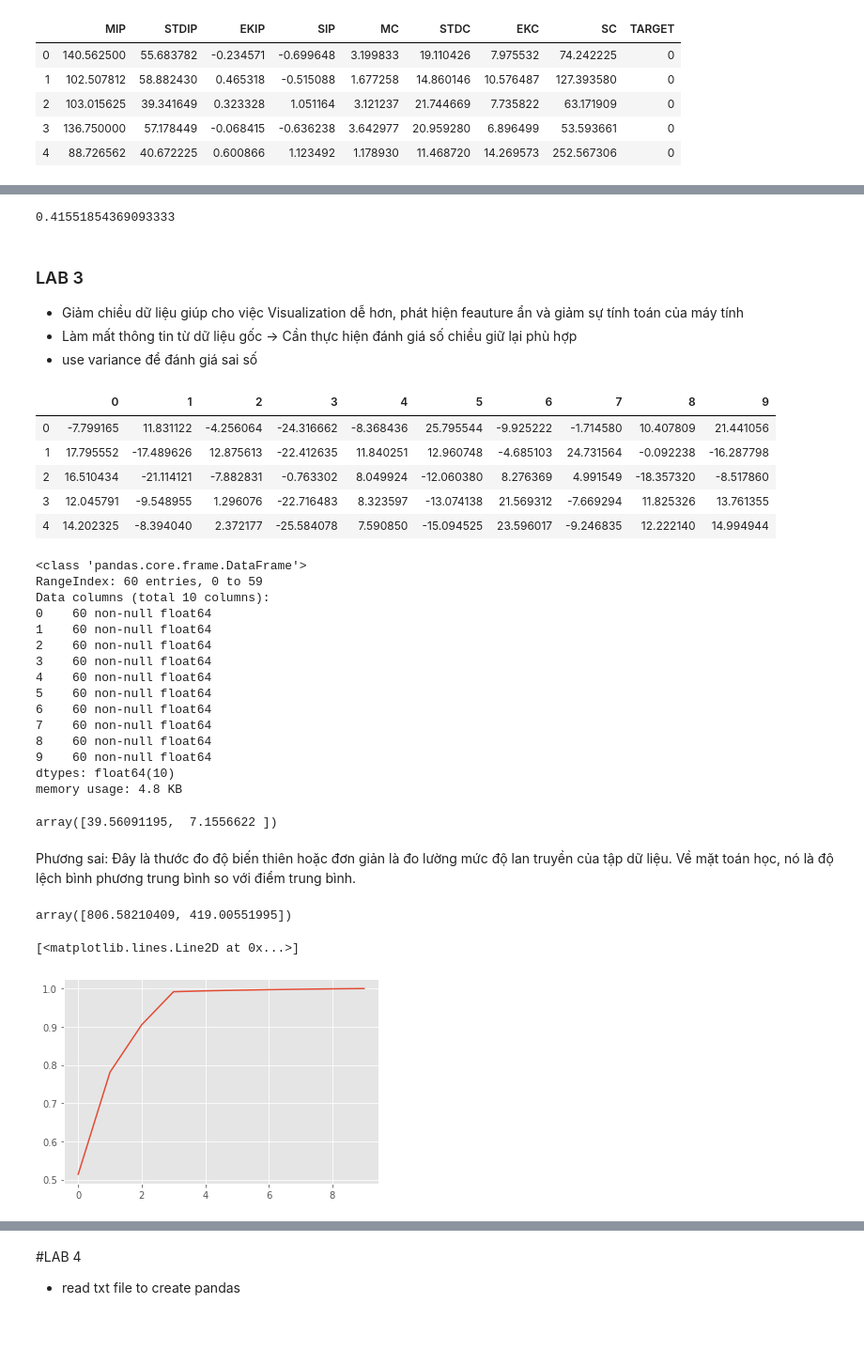
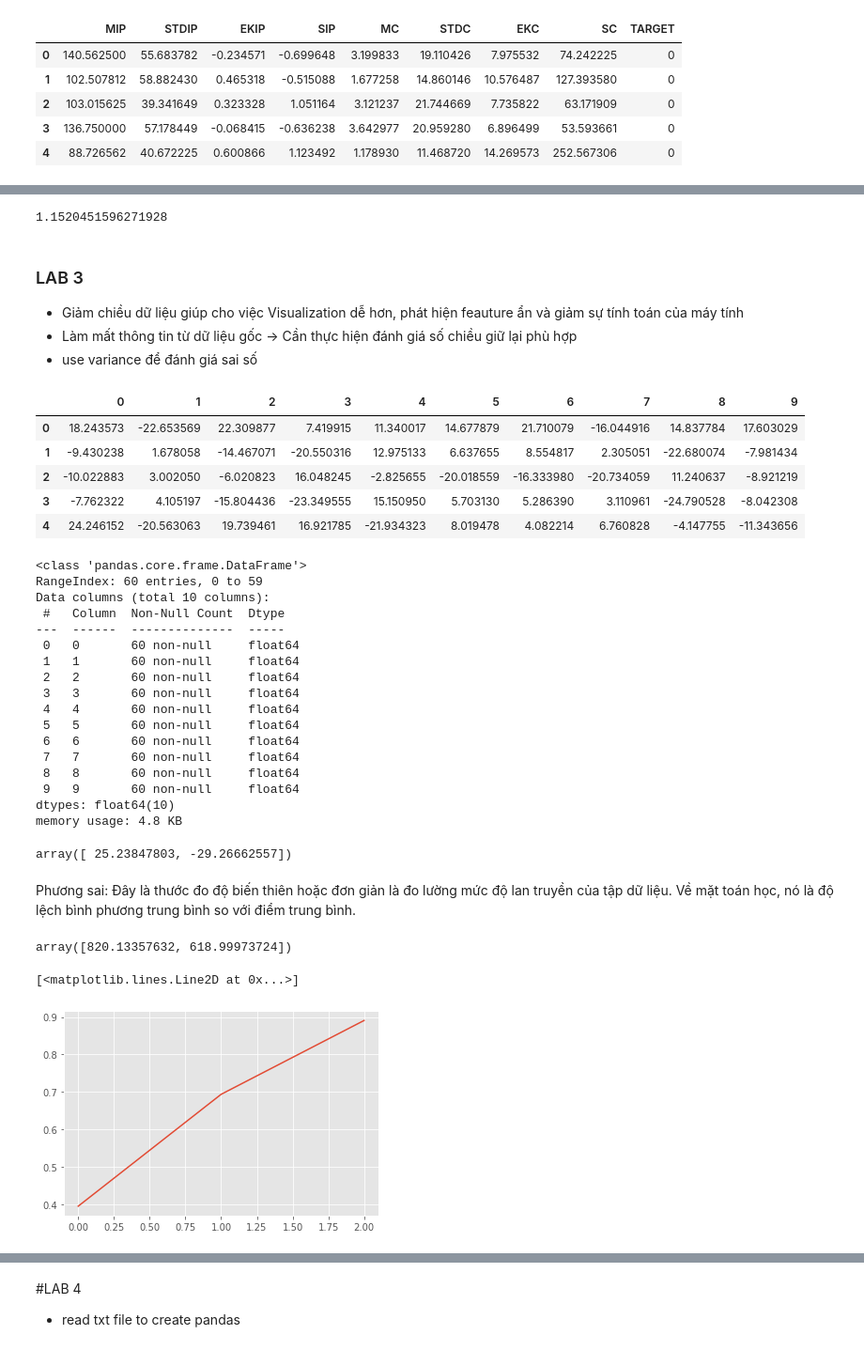
Before and after one commit to doanquanvietnamca/algorithm-2years, a Jupyter notebook: Lab2.ipynb, the cells around one changed output, grey strips where cells are left out. Shown: that part at 94% size. Saved outputs shown, nothing was run; the diff lists cells and outputs as text; code cells hidden in the pictures.

```diff
--- a/Lab2.ipynb
+++ b/Lab2.ipynb
@@ -56,10 +86,10 @@ np.mean(train_scaler[:,0])
 # %%
-star = [0.237,0.293,0.897,0.0,0.841,0.969,0.138,0.083]
+star = [0.058,0.224,0.63,0.81,0.85,0.391,0.896,0.819]
 min = 100000
 x = np.linalg.norm(train_scaler - star, axis = 1)
 np.min(x)
 # %% [output]
-0.41551854369093333
+1.1520451596271928
 # %% [markdown]
 ### LAB 3
 * Giảm chiều dữ liệu giúp cho việc Visualization dễ hơn, phát hiện feauture ẩn và giảm sự tính toán của máy tính
@@ -67,31 +97,33 @@ np.min(x)
 -> Cần thực hiện đánh giá số chiều giữ lại phù hợp
 * use variance để đánh giá sai số
 # %%
-df = pd.read_csv('14_25.csv', header=None)
+df = pd.read_csv('17_36.csv', header=None)
 df.head()
 # %% [output]
 |  | 0 | 1 | 2 | 3 | 4 | 5 | 6 | 7 | 8 | 9 |
-| 0 | -7.799165 | 11.831122 | -4.256064 | -24.316662 | -8.368436 | 25.795544 | -9.925222 | -1.714580 | 10.407809 | 21.441056 |
-| 1 | 17.795552 | -17.489626 | 12.875613 | -22.412635 | 11.840251 | 12.960748 | -4.685103 | 24.731564 | -0.092238 | -16.287798 |
-| 2 | 16.510434 | -21.114121 | -7.882831 | -0.763302 | 8.049924 | -12.060380 | 8.276369 | 4.991549 | -18.357320 | -8.517860 |
-| 3 | 12.045791 | -9.548955 | 1.296076 | -22.716483 | 8.323597 | -13.074138 | 21.569312 | -7.669294 | 11.825326 | 13.761355 |
-| 4 | 14.202325 | -8.394040 | 2.372177 | -25.584078 | 7.590850 | -15.094525 | 23.596017 | -9.246835 | 12.222140 | 14.994944 |
+| 0 | 18.243573 | -22.653569 | 22.309877 | 7.419915 | 11.340017 | 14.677879 | 21.710079 | -16.044916 | 14.837784 | 17.603029 |
+| 1 | -9.430238 | 1.678058 | -14.467071 | -20.550316 | 12.975133 | 6.637655 | 8.554817 | 2.305051 | -22.680074 | -7.981434 |
+| 2 | -10.022883 | 3.002050 | -6.020823 | 16.048245 | -2.825655 | -20.018559 | -16.333980 | -20.734059 | 11.240637 | -8.921219 |
+| 3 | -7.762322 | 4.105197 | -15.804436 | -23.349555 | 15.150950 | 5.703130 | 5.286390 | 3.110961 | -24.790528 | -8.042308 |
+| 4 | 24.246152 | -20.563063 | 19.739461 | 16.921785 | -21.934323 | 8.019478 | 4.082214 | 6.760828 | -4.147755 | -11.343656 |
 # %%
 df.info()
 # %% [output]
 <class 'pandas.core.frame.DataFrame'>
 RangeIndex: 60 entries, 0 to 59
 Data columns (total 10 columns):
-0    60 non-null float64
-1    60 non-null float64
-2    60 non-null float64
-3    60 non-null float64
-4    60 non-null float64
-5    60 non-null float64
-6    60 non-null float64
-7    60 non-null float64
-8    60 non-null float64
-9    60 non-null float64
+ #   Column  Non-Null Count  Dtype
+---  ------  --------------  -----
+ 0   0       60 non-null     float64
+ 1   1       60 non-null     float64
+ 2   2       60 non-null     float64
+ 3   3       60 non-null     float64
+ 4   4       60 non-null     float64
+ 5   5       60 non-null     float64
+ 6   6       60 non-null     float64
+ 7   7       60 non-null     float64
+ 8   8       60 non-null     float64
+ 9   9       60 non-null     float64
 dtypes: float64(10)
 memory usage: 4.8 KB
 # %%
@@ -101,20 +133,20 @@ data = pca.fit_transform(df)
 # %%
 data[0,:]
 # %% [output]
-array([39.56091195,  7.1556622 ])
+array([ 25.23847803, -29.26662557])
 # %% [markdown]
 Phương sai: Đây là thước đo độ biến thiên hoặc đơn giản là đo lường mức độ lan truyền của tập dữ liệu. Về mặt toán học, nó là độ lệch bình phương trung bình so với điểm trung bình.
 # %%
 pca.explained_variance_
 # giá trị của sai số với mỗi chiều đc chọn: 1,2 dims
 # %% [output]
-array([806.58210409, 419.00551995])
+array([820.13357632, 618.99973724])
 # %%
-pca = PCA(n_components=10)
+pca = PCA(n_components=3)
 data = pca.fit_transform(df)
 plt.pyplot.plot(pca.explained_variance_ratio_.cumsum())
 # đồ thị biểu hiện phần trăm dữ liệu bị mất phụ thuộc vào số chiều đc chọn để giảm kích thước
 # 1,2,3,4,5,6,7,8,9,10 dims
 # %% [output]
 [<matplotlib.lines.Line2D at 0x...>]
-[figure, old version]
+[figure, new version]
```
Also changed, not shown: parts of 23 cells of this notebook, 23 other files.
